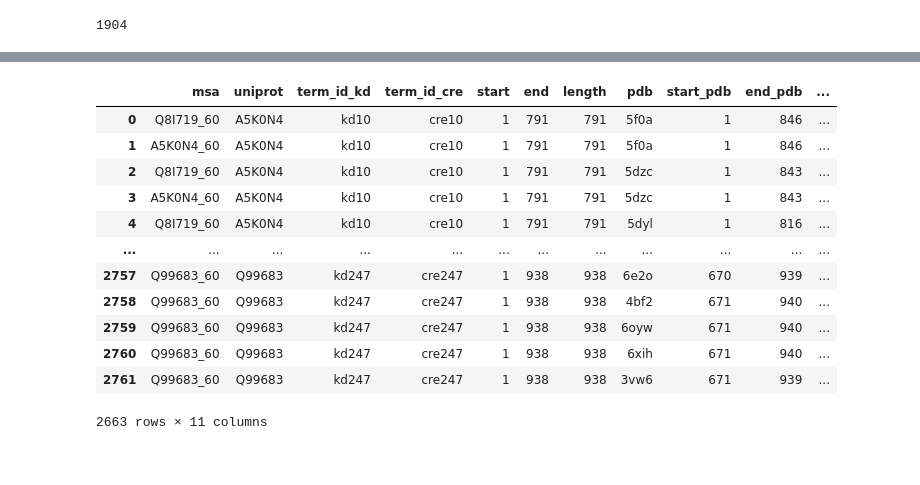
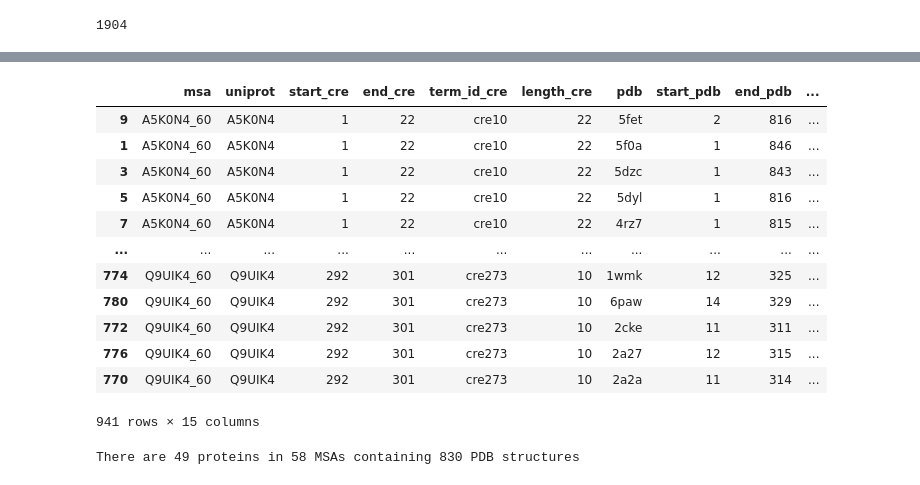
Before and after one commit to alvaro-2/cis-reg, a Jupyter notebook: scripts/map_pdb_orthologs.ipynb, the cells around one changed output, grey strips where cells are left out. Drawn from its saved outputs; the diff is of its cells as text; code cells hidden in the pictures.

```diff
--- a/scripts/map_pdb_orthologs.ipynb
+++ b/scripts/map_pdb_orthologs.ipynb
@@ -119,0 +118,36 @@ del(pdb_pr, regions_gl_pr)
+# %%
+# Join
+cre = cre.join(pdb_pr, slack= 1, suffix= "_pdb", report_overlap= True) # slack= 1 includes sequence edges)
+cre = cre.as_df()
+cre.columns = cre.columns.str.lower()
+cre.rename(columns= {'chromosome': 'uniprot'}, inplace= True)
+
+kd = kd.join(pdb_pr, slack= 1, suffix= "_pdb", report_overlap= True) # slack= 1 includes sequence edges)
+kd = kd.as_df()
+kd.columns = kd.columns.str.lower()
+kd.rename(columns= {'chromosome': 'uniprot'}, inplace= True)
+
+del(pdb_pr)
+# %%
+# Format columns
+cre = cre.rename(
+    columns= {
+        'start': 'start_cre',
+        'end': 'end_cre',
+        'term_id': 'term_id_cre',
+        'length': 'length_cre',
+        'overlap': 'overlap_cre'
+    }
+)
+kd = kd.rename(
+    columns= {
+        'start': 'start_kd',
+        'end': 'end_kd',
+        'term_id': 'term_id_kd',
+        'length': 'length_kd',
+        'overlap': 'overlap_kd'
+    }
+)
+# %%
+pdb_both_regions = cre.merge(kd)
+pdb_both_regions
@@ -160,4 +230,5 @@ all_msa = all_msa[all_msa.msa.str.endswith("60")]
 # Mapping MSA - uniprot
 to_add = all_msa.drop(columns= 'length_msa')#.uniprot.nunique()
 # %%
-msa_regions_pdbs = regions_pdb_both.merge(to_add, how= 'left') #left_on='uniprot', right_on= 'uniprot'
+msa_regions_pdbs = pdb_both_regions.merge(to_add, how= 'left') #left_on='uniprot', right_on= 'uniprot'
+msa_regions_pdbs
@@ -188,20 +278,21 @@ Index(['uniprot', 'term_id_kd', 'term_id_cre', 'start', 'end', 'length', 'pdb',
       dtype='object')
 # %%
 msa_regions_pdbs = msa_regions_pdbs.dropna()
-msa_regions_pdbs = msa_regions_pdbs.loc[:, ['msa', 'uniprot', 'term_id_kd', 'term_id_cre', 'start', 'end', 'length', 'pdb',
-       'start_pdb', 'end_pdb', 'overlap']]
+msa_regions_pdbs = msa_regions_pdbs.loc[:, ['msa', 'uniprot', 'start_cre', 'end_cre', 'term_id_cre', 'length_cre', 'pdb',
+       'start_pdb', 'end_pdb', 'overlap_cre', 'start_kd', 'end_kd',
+       'term_id_kd', 'length_kd', 'overlap_kd']].sort_values(["msa", 'uniprot'])
 msa_regions_pdbs
 # %% [output]
-|  | msa | uniprot | term_id_kd | term_id_cre | start | end | length | pdb | start_pdb | end_pdb | ... |
-| 0 | Q8I719_60 | A5K0N4 | kd10 | cre10 | 1 | 791 | 791 | 5f0a | 1 | 846 | ... |
-| 1 | A5K0N4_60 | A5K0N4 | kd10 | cre10 | 1 | 791 | 791 | 5f0a | 1 | 846 | ... |
-| 2 | Q8I719_60 | A5K0N4 | kd10 | cre10 | 1 | 791 | 791 | 5dzc | 1 | 843 | ... |
-| 3 | A5K0N4_60 | A5K0N4 | kd10 | cre10 | 1 | 791 | 791 | 5dzc | 1 | 843 | ... |
-| 4 | Q8I719_60 | A5K0N4 | kd10 | cre10 | 1 | 791 | 791 | 5dyl | 1 | 816 | ... |
-| ... | ... | ... | ... | ... | ... | ... | ... | ... | ... | ... | ... |
-| 2757 | Q99683_60 | Q99683 | kd247 | cre247 | 1 | 938 | 938 | 6e2o | 670 | 939 | ... |
-| 2758 | Q99683_60 | Q99683 | kd247 | cre247 | 1 | 938 | 938 | 4bf2 | 671 | 940 | ... |
-| 2759 | Q99683_60 | Q99683 | kd247 | cre247 | 1 | 938 | 938 | 6oyw | 671 | 940 | ... |
-| 2760 | Q99683_60 | Q99683 | kd247 | cre247 | 1 | 938 | 938 | 6xih | 671 | 940 | ... |
-| 2761 | Q99683_60 | Q99683 | kd247 | cre247 | 1 | 938 | 938 | 3vw6 | 671 | 939 | ... |
+|  | msa | uniprot | start_cre | end_cre | term_id_cre | length_cre | pdb | start_pdb | end_pdb | ... |
+| 9 | A5K0N4_60 | A5K0N4 | 1 | 22 | cre10 | 22 | 5fet | 2 | 816 | ... |
+| 1 | A5K0N4_60 | A5K0N4 | 1 | 22 | cre10 | 22 | 5f0a | 1 | 846 | ... |
+| 3 | A5K0N4_60 | A5K0N4 | 1 | 22 | cre10 | 22 | 5dzc | 1 | 843 | ... |
+| 5 | A5K0N4_60 | A5K0N4 | 1 | 22 | cre10 | 22 | 5dyl | 1 | 816 | ... |
+| 7 | A5K0N4_60 | A5K0N4 | 1 | 22 | cre10 | 22 | 4rz7 | 1 | 815 | ... |
+| ... | ... | ... | ... | ... | ... | ... | ... | ... | ... | ... |
+| 774 | Q9UIK4_60 | Q9UIK4 | 292 | 301 | cre273 | 10 | 1wmk | 12 | 325 | ... |
+| 780 | Q9UIK4_60 | Q9UIK4 | 292 | 301 | cre273 | 10 | 6paw | 14 | 329 | ... |
+| 772 | Q9UIK4_60 | Q9UIK4 | 292 | 301 | cre273 | 10 | 2cke | 11 | 311 | ... |
+| 776 | Q9UIK4_60 | Q9UIK4 | 292 | 301 | cre273 | 10 | 2a27 | 12 | 315 | ... |
+| 770 | Q9UIK4_60 | Q9UIK4 | 292 | 301 | cre273 | 10 | 2a2a | 11 | 314 | ... |
-2663 rows × 11 columns
+941 rows × 15 columns
@@ -207,0 +302,4 @@ msa_regions_pdbs
+# %%
+stats_df(msa_regions_pdbs)
+# %% [output]
+There are 49 proteins in 58 MSAs containing 830 PDB structures
```
Also changed, not shown: parts of 24 cells of this notebook.
